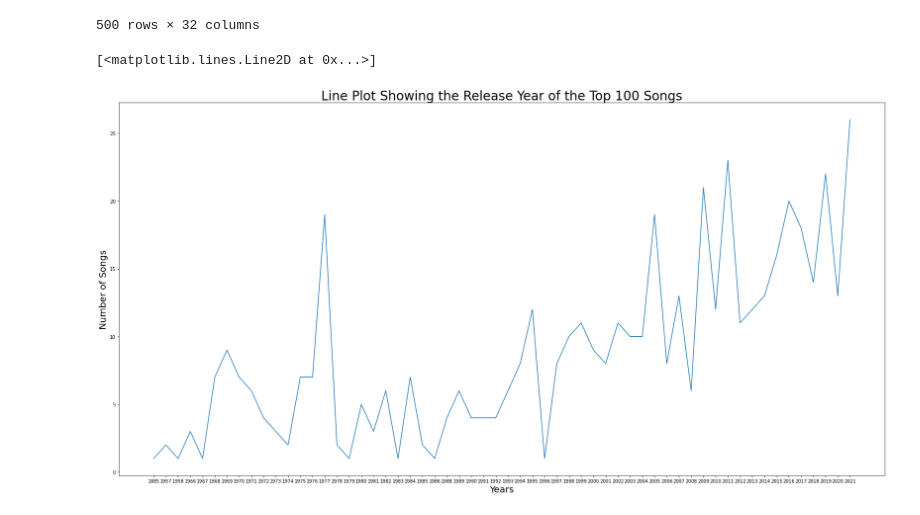
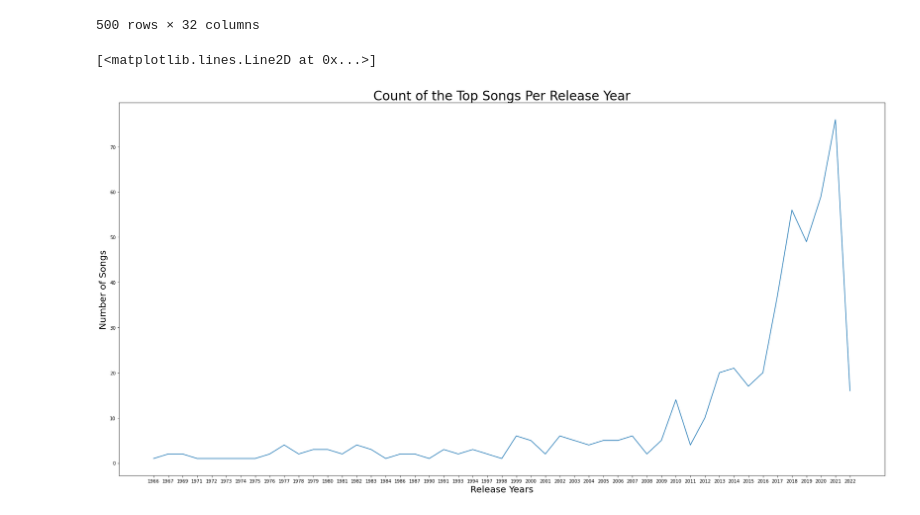
Before and after one commit to mariamabdelati/lyricalanalysis, a Jupyter notebook: 4_EDA/track_features_EDA.ipynb, the cells around one changed output. Cells and saved outputs as stored; diff of their text form; code cells hidden in the pictures.

```diff
--- a/4_EDA/track_features_EDA.ipynb
+++ b/4_EDA/track_features_EDA.ipynb
@@ -23,0 +95,2 @@ tracks_df.head()
+# %%
+tracks_df["year_release"] = tracks_df.album_release_date.str.split('-').str.get(0)
@@ -24 +111,5 @@ tracks_df.head()
+# %%
+tracks_audio_features = tracks_df[['track_uri', 'track_name', 'track_artists', 'featured_artists', 'track_is_explicit', 'track_popularity', 'track_duration_ms', 'track_time_signature', 'track_acousticness',
+'track_danceability', 'track_energy', 'track_instrumentalness', 'track_key', 'track_mode', 'track_liveness', 'track_loudness', 'track_speechiness', 'track_tempo', 'track_valence',
+'track_number', 'album_name', 'album_artist', 'album_release_date', 'album_popularity','album_record_label']]
 # %%
@@ -38,6 +129,6 @@ def time_in_minutes(duration):
     minutes = seconds/60
     return minutes
 
-tracks_df['track_duration_minutes'] = tracks_df['track_duration_ms'].map(time_in_minutes)
-tracks_df.head()
+tracks_audio_features['track_duration_minutes'] = tracks_audio_features['track_duration_ms'].map(time_in_minutes)
+tracks_audio_features.head()
 # %% [output]
@@ -51,5 +147,5 @@ tracks_df.head()
 # %%
-top_tracks = tracks_df.sort_values('track_duration_minutes', ascending = False).head(500)
+top_tracks = tracks_audio_features.sort_values('track_duration_minutes', ascending = False).head(500)
 top_tracks
 # %% [output]
 |  | track_uri | track_name | cleaned_track_name | track_artists | featured_artists | track_is_explicit | ... |
@@ -68,13 +164,13 @@ top_tracks
 # %%
 album_release_years = top_tracks['album_release_date'].map(lambda x: x[:4])
 top_tracks['album_release_year'] = album_release_years
 y = top_tracks.groupby(['album_release_year']).count()['track_uri'].values
 plt.figure(figsize=(30,15))
-plt.title('Line Plot Showing the Release Year of the Top 100 Songs',fontsize=28)
-plt.xlabel('Years', fontsize=20)
+plt.title('Count of the Top Songs Per Release Year',fontsize=28)
+plt.xlabel('Release Years', fontsize=20)
 plt.ylabel('Number of Songs', fontsize=20)
 
 plt.plot(top_tracks.groupby(['album_release_year']).count().index, y)
 # %% [output]
 [<matplotlib.lines.Line2D at 0x...>]
-[figure, old version]
+[figure, new version]
```
Also changed, not shown: parts of 20 cells of this notebook, 2 other files.
